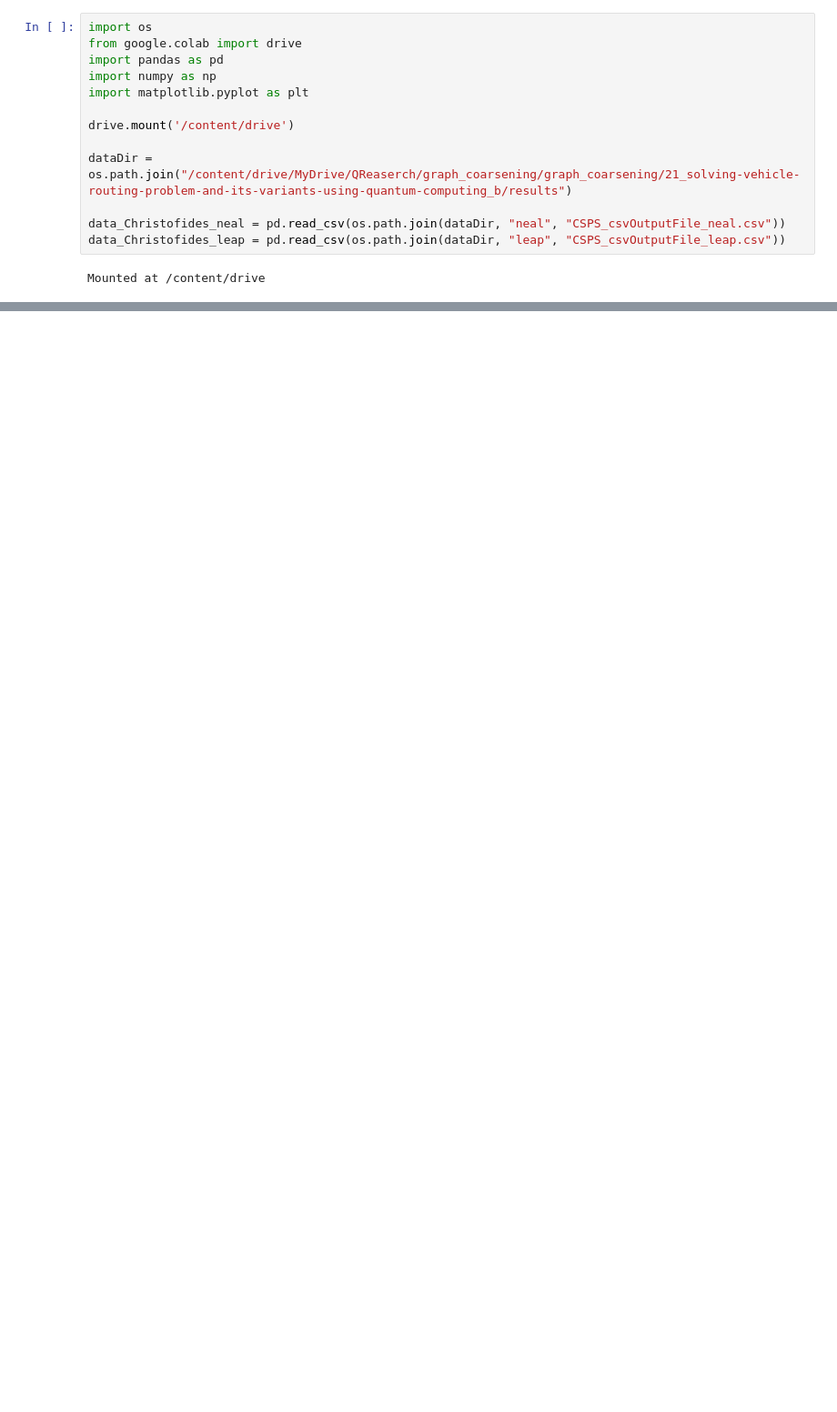
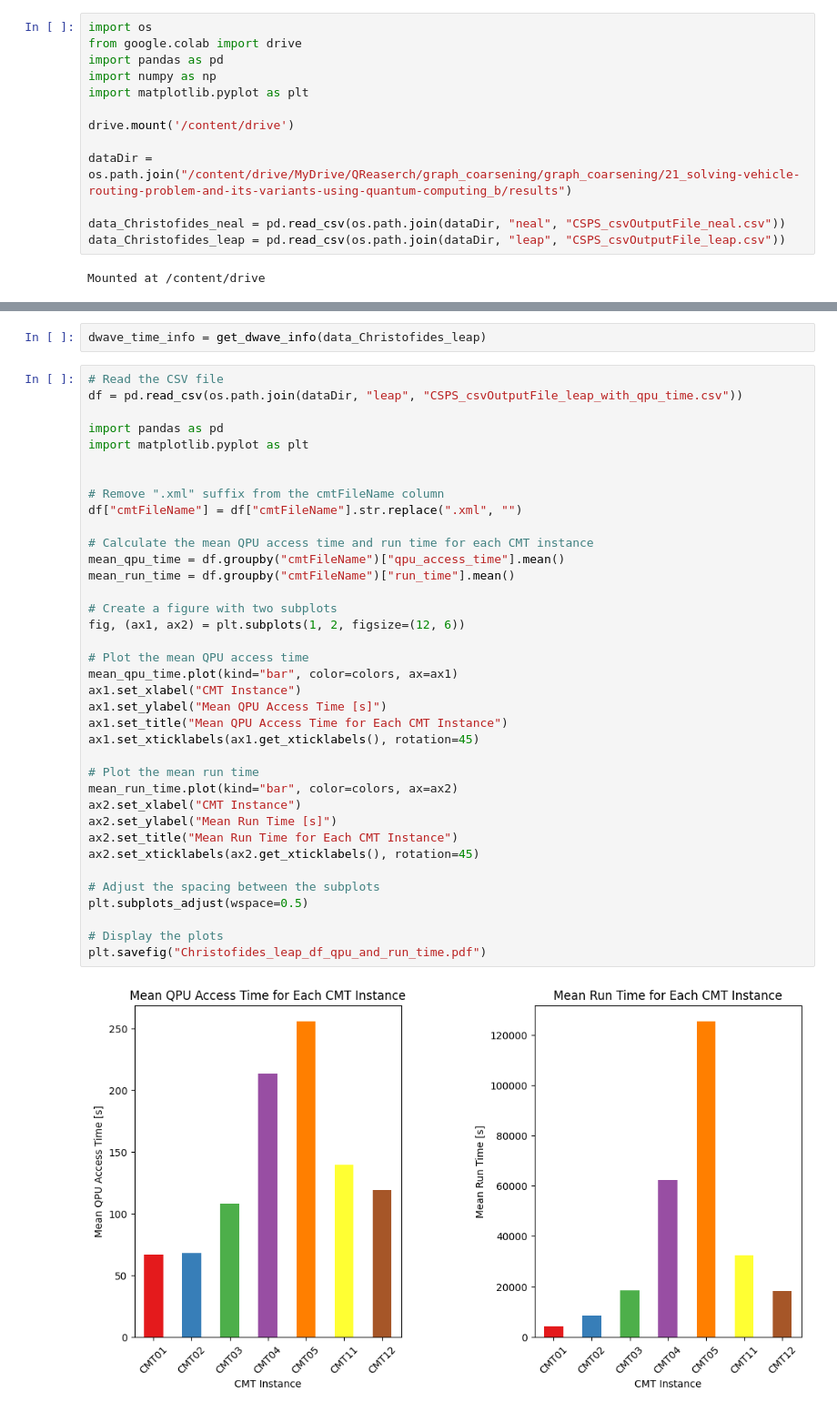
Before and after one commit to iarithik/Qintern-graph-coarsening, a Jupyter notebook: experimentation/CMTExperiments/knalecz_graph_coarsening_data_analysis.ipynb, the cells around one changed output, grey strips where cells are left out. Shown: that part at 91% size. Drawn from its saved outputs; the diff is of its cells as text; blank space fills up the shorter version.

```diff
--- a/experimentation/CMTExperiments/knalecz_graph_coarsening_data_analysis.ipynb
+++ b/experimentation/CMTExperiments/knalecz_graph_coarsening_data_analysis.ipynb
@@ -236,0 +251,41 @@ plt.show()
+# %%
+dwave_time_info = get_dwave_info(data_Christofides_leap)
+# %%
+# Read the CSV file
+df = pd.read_csv(os.path.join(dataDir, "leap", "CSPS_csvOutputFile_leap_with_qpu_time.csv"))
+
+import pandas as pd
+import matplotlib.pyplot as plt
+
+
+# Remove ".xml" suffix from the cmtFileName column
+df["cmtFileName"] = df["cmtFileName"].str.replace(".xml", "")
+
+# Calculate the mean QPU access time and run time for each CMT instance
+mean_qpu_time = df.groupby("cmtFileName")["qpu_access_time"].mean()
+mean_run_time = df.groupby("cmtFileName")["run_time"].mean()
+
+# Create a figure with two subplots
+fig, (ax1, ax2) = plt.subplots(1, 2, figsize=(12, 6))
+
+# Plot the mean QPU access time
+mean_qpu_time.plot(kind="bar", color=colors, ax=ax1)
+ax1.set_xlabel("CMT Instance")
+ax1.set_ylabel("Mean QPU Access Time [s]")
+ax1.set_title("Mean QPU Access Time for Each CMT Instance")
+ax1.set_xticklabels(ax1.get_xticklabels(), rotation=45)
+
+# Plot the mean run time
+mean_run_time.plot(kind="bar", color=colors, ax=ax2)
+ax2.set_xlabel("CMT Instance")
+ax2.set_ylabel("Mean Run Time [s]")
+ax2.set_title("Mean Run Time for Each CMT Instance")
+ax2.set_xticklabels(ax2.get_xticklabels(), rotation=45)
+
+# Adjust the spacing between the subplots
+plt.subplots_adjust(wspace=0.5)
+
+# Display the plots
+plt.savefig("Christofides_leap_df_qpu_and_run_time.pdf")
+# %% [output]
+[figure, added]
```
Also changed, not shown: parts of 16 cells of this notebook.
